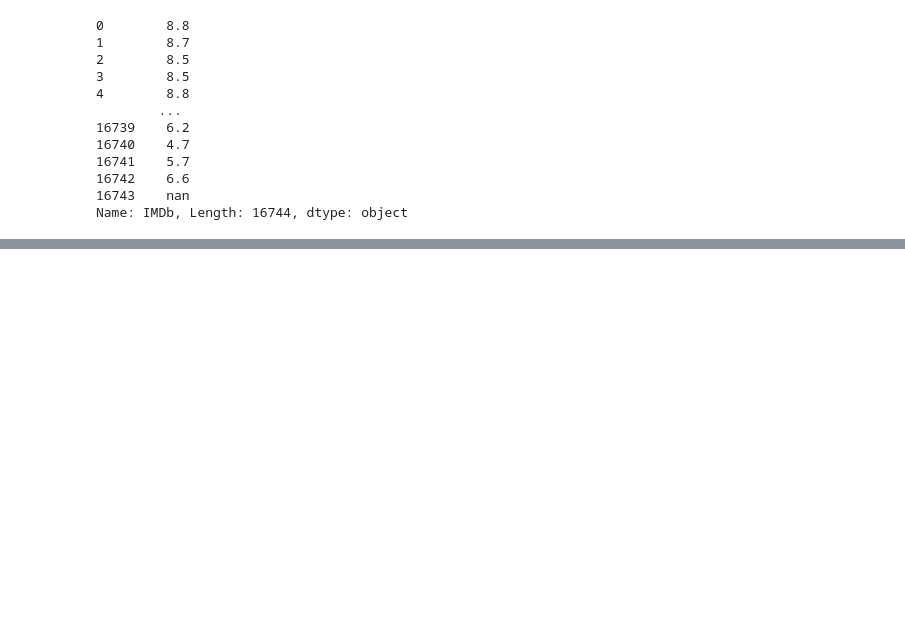
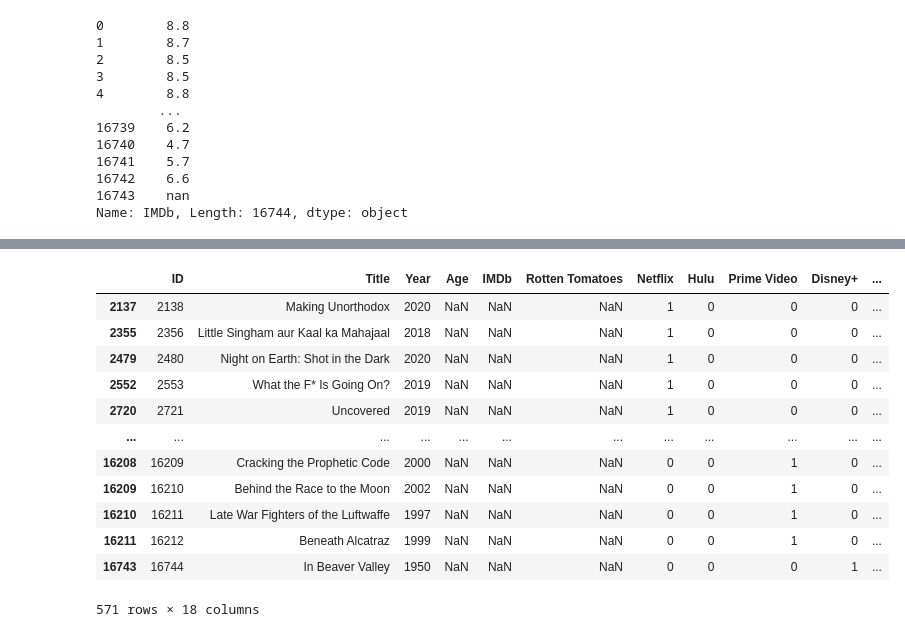
Before and after one commit to AndrewAwl/StreamingMovieData, a Jupyter notebook: FinalProject.ipynb, the cells around one changed output, grey strips where cells are left out. Cells and saved outputs as stored; diff of their text form; code cells hidden in the pictures; blank space fills up the shorter version.

```diff
--- a/FinalProject.ipynb
+++ b/FinalProject.ipynb
@@ -449,0 +565,16 @@ plt.plot()
+# %%
+streamdata[streamdata.IMDb.isnull()]
+# %% [output]
+|  | ID | Title | Year | Age | IMDb | Rotten Tomatoes | Netflix | Hulu | Prime Video | Disney+ | ... |
+| 2137 | 2138 | Making Unorthodox | 2020 | NaN | NaN | NaN | 1 | 0 | 0 | 0 | ... |
+| 2355 | 2356 | Little Singham aur Kaal ka Mahajaal | 2018 | NaN | NaN | NaN | 1 | 0 | 0 | 0 | ... |
+| 2479 | 2480 | Night on Earth: Shot in the Dark | 2020 | NaN | NaN | NaN | 1 | 0 | 0 | 0 | ... |
+| 2552 | 2553 | What the F* Is Going On? | 2019 | NaN | NaN | NaN | 1 | 0 | 0 | 0 | ... |
+| 2720 | 2721 | Uncovered | 2019 | NaN | NaN | NaN | 1 | 0 | 0 | 0 | ... |
+| ... | ... | ... | ... | ... | ... | ... | ... | ... | ... | ... | ... |
+| 16208 | 16209 | Cracking the Prophetic Code | 2000 | NaN | NaN | NaN | 0 | 0 | 1 | 0 | ... |
+| 16209 | 16210 | Behind the Race to the Moon | 2002 | NaN | NaN | NaN | 0 | 0 | 1 | 0 | ... |
+| 16210 | 16211 | Late War Fighters of the Luftwaffe | 1997 | NaN | NaN | NaN | 0 | 0 | 1 | 0 | ... |
+| 16211 | 16212 | Beneath Alcatraz | 1999 | NaN | NaN | NaN | 0 | 0 | 1 | 0 | ... |
+| 16743 | 16744 | In Beaver Valley | 1950 | NaN | NaN | NaN | 0 | 0 | 0 | 1 | ... |
+571 rows × 18 columns
```
Also changed, not shown: parts of 44 cells of this notebook.
